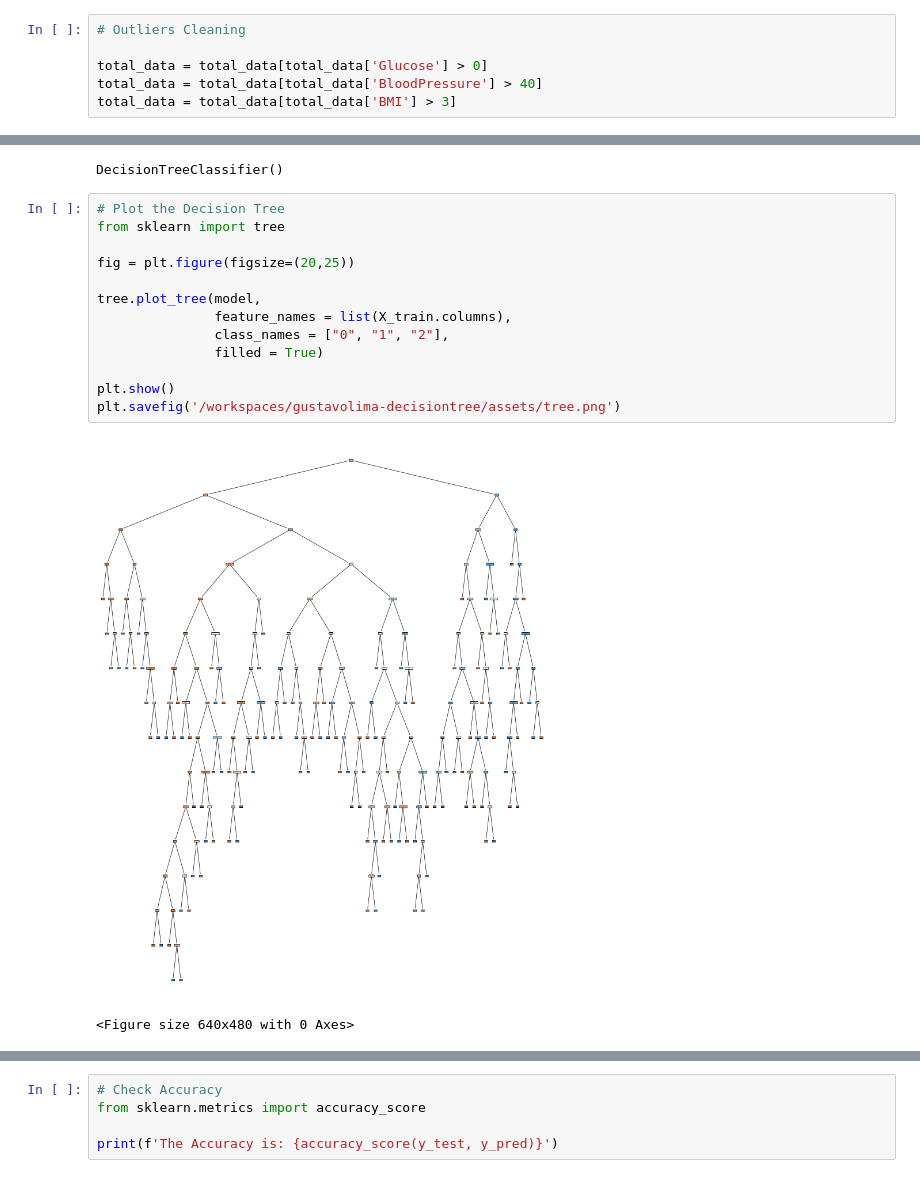
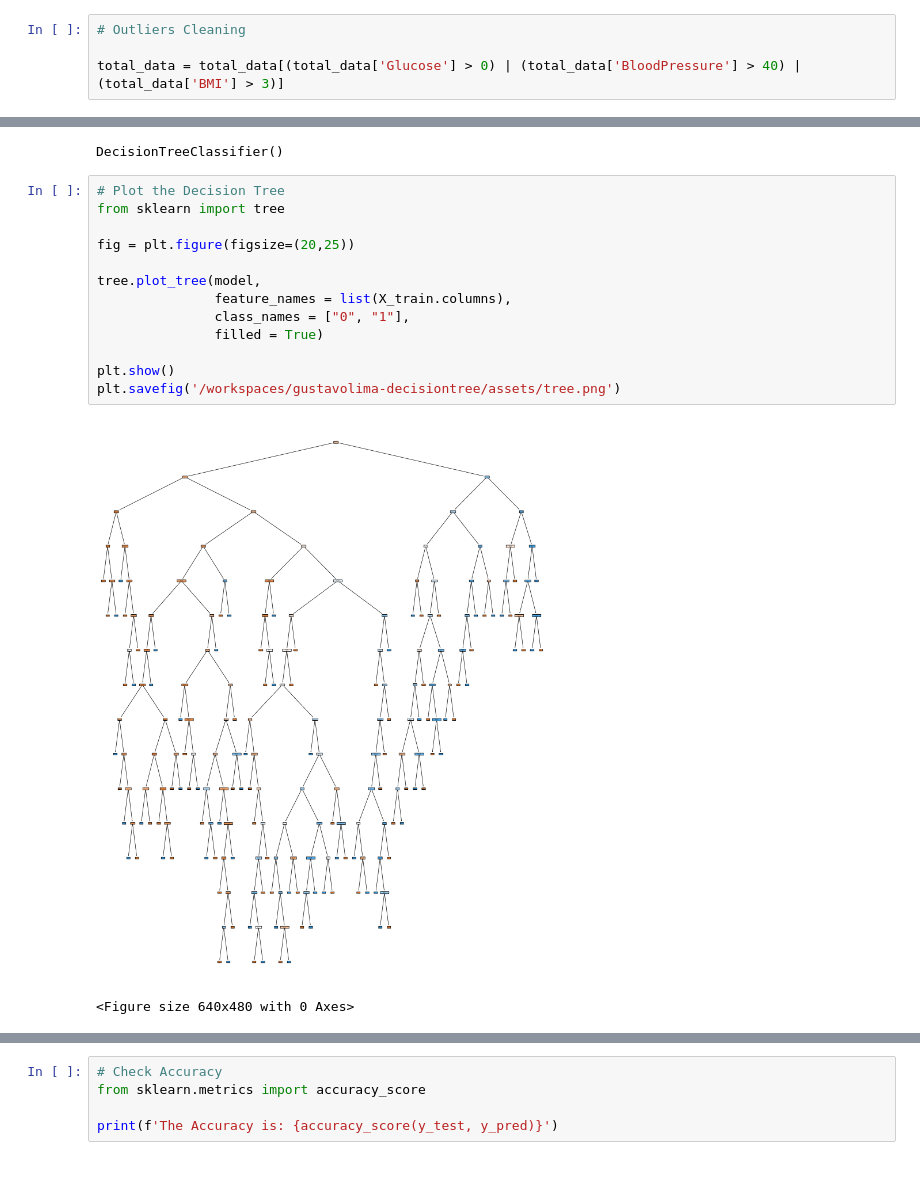
Before and after one commit to 4GeeksAcademy/gustavolima-decisiontree, a Jupyter notebook: src/explore.ipynb, the cells around one changed output, grey strips where cells are left out. Saved outputs shown, nothing was run; the diff lists cells and outputs as text.

```diff
--- a/src/explore.ipynb
+++ b/src/explore.ipynb
@@ -166,6 +166,4 @@ total_data.describe()
 # %%
 # Outliers Cleaning
 
-total_data = total_data[total_data['Glucose'] > 0]
-total_data = total_data[total_data['BloodPressure'] > 40]
-total_data = total_data[total_data['BMI'] > 3]
+total_data = total_data[(total_data['Glucose'] > 0) | (total_data['BloodPressure'] > 40) | (total_data['BMI'] > 3)]
@@ -248,18 +267,18 @@ DecisionTreeClassifier()
 # %%
 # Plot the Decision Tree
 from sklearn import tree
 
 fig = plt.figure(figsize=(20,25))
 
 tree.plot_tree(model,
                feature_names = list(X_train.columns),
-               class_names = ["0", "1", "2"],
+               class_names = ["0", "1"],
                filled = True)
 
 plt.show()
 plt.savefig('/workspaces/gustavolima-decisiontree/assets/tree.png')
 # %% [output]
-[figure, old version]
+[figure, new version]
 <Figure size 640x480 with 0 Axes>
 # %%
 # Model Prediction
```
Also changed, not shown: parts of 7 cells of this notebook, 2 other files.
